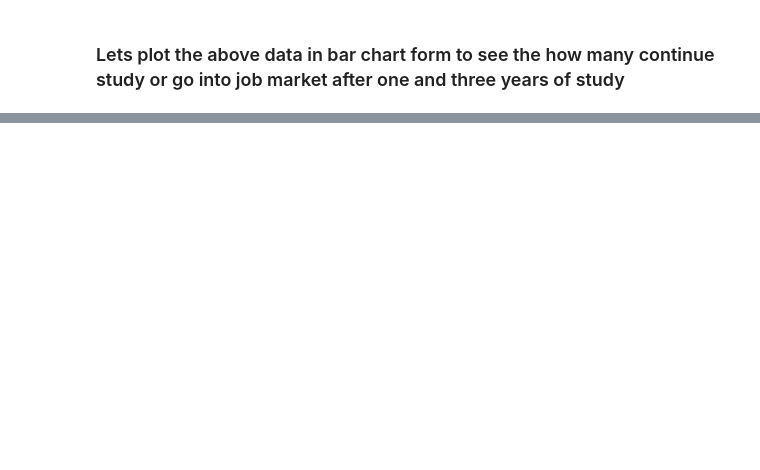
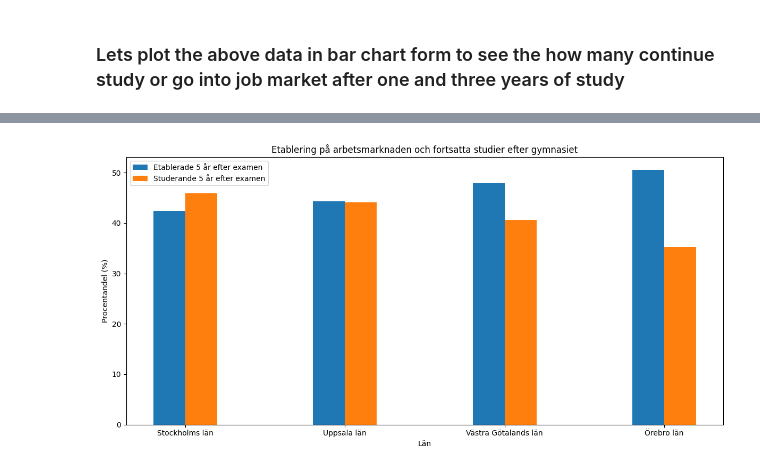
Before and after one commit to mosendamnit/Python-Muhsin-Ahmad-OPA23, a Jupyter notebook: Lab2/Uppgift_2/uppgift_2.ipynb, the cells around one changed output, grey strips where cells are left out. Saved outputs shown, nothing was run; the diff lists cells and outputs as text; code cells hidden in the pictures; blank space fills up the shorter version.

```diff
--- a/Lab2/Uppgift_2/uppgift_2.ipynb
+++ b/Lab2/Uppgift_2/uppgift_2.ipynb
@@ -66,0 +135,20 @@ plt.show()
+# %%
+# Rename the columns
+df_column_rename = {
+    df_gymnasieskola.columns[0]: "Län",
+    df_gymnasieskola.columns[2]: "Typ av huvudman",
+    df_gymnasieskola.columns[8]: "Etablerade 5 år efter examen",
+    df_gymnasieskola.columns[9]: "Studerande 5 år efter examen",
+}
+
+df_gymnasieskola_renamed = df_gymnasieskola.rename(columns=df_column_rename)
+
+df_wanted_data = df_gymnasieskola_renamed[df_gymnasieskola_renamed["Län"].isin(["Stockholms län", "Uppsala län", "Västra Götalands län", "Örebro län"])]
+
+# Group by "Län" and select the first row of each group
+df_wanted_data = df_wanted_data.groupby("Län").first().reset_index()
+
+df_wanted_data = df_wanted_data.drop(['Unnamed: 1','Unnamed: 3', 'Unnamed: 4', 'Unnamed: 5', 'Unnamed: 6', 'Unnamed: 7'], axis=1)
+
+# Display the resulting DataFrame
+df_wanted_data
@@ -66,0 +161,27 @@ plt.show()
+# %%
+import matplotlib.pyplot as plt
+
+# Data
+counties = df_wanted_data["Län"]
+data_columns = [
+    "Etablerade 5 år efter examen",
+    "Studerande 5 år efter examen",
+]
+bar_width = 0.2
+index = range(len(counties))
+
+# Plot
+fig, ax = plt.subplots(figsize=(12, 6))
+
+for i, column in enumerate(data_columns):
+    plt.bar([x + i * bar_width for x in index], df_wanted_data[column], bar_width, label=column)
+
+plt.xlabel('Län')
+plt.ylabel('Procentandel (%)')
+plt.title('Etablering på arbetsmarknaden och fortsatta studier efter gymnasiet')
+plt.xticks([i + (len(data_columns) - 1) * bar_width / 2 for i in index], counties)
+plt.legend()
+plt.tight_layout()
+plt.show()
+# %% [output]
+[figure, added]
```
Also changed, not shown: parts of 13 cells of this notebook.
